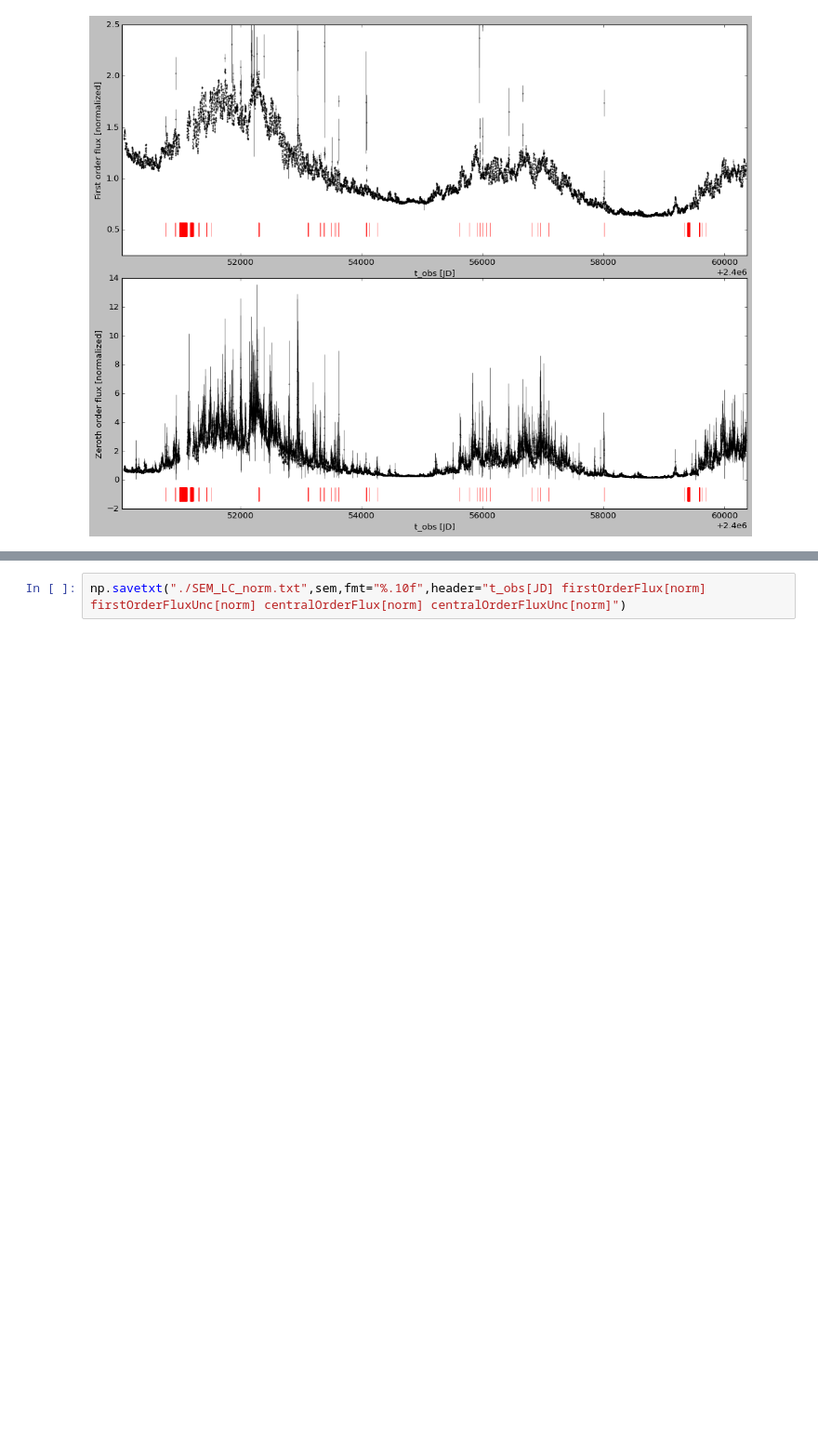
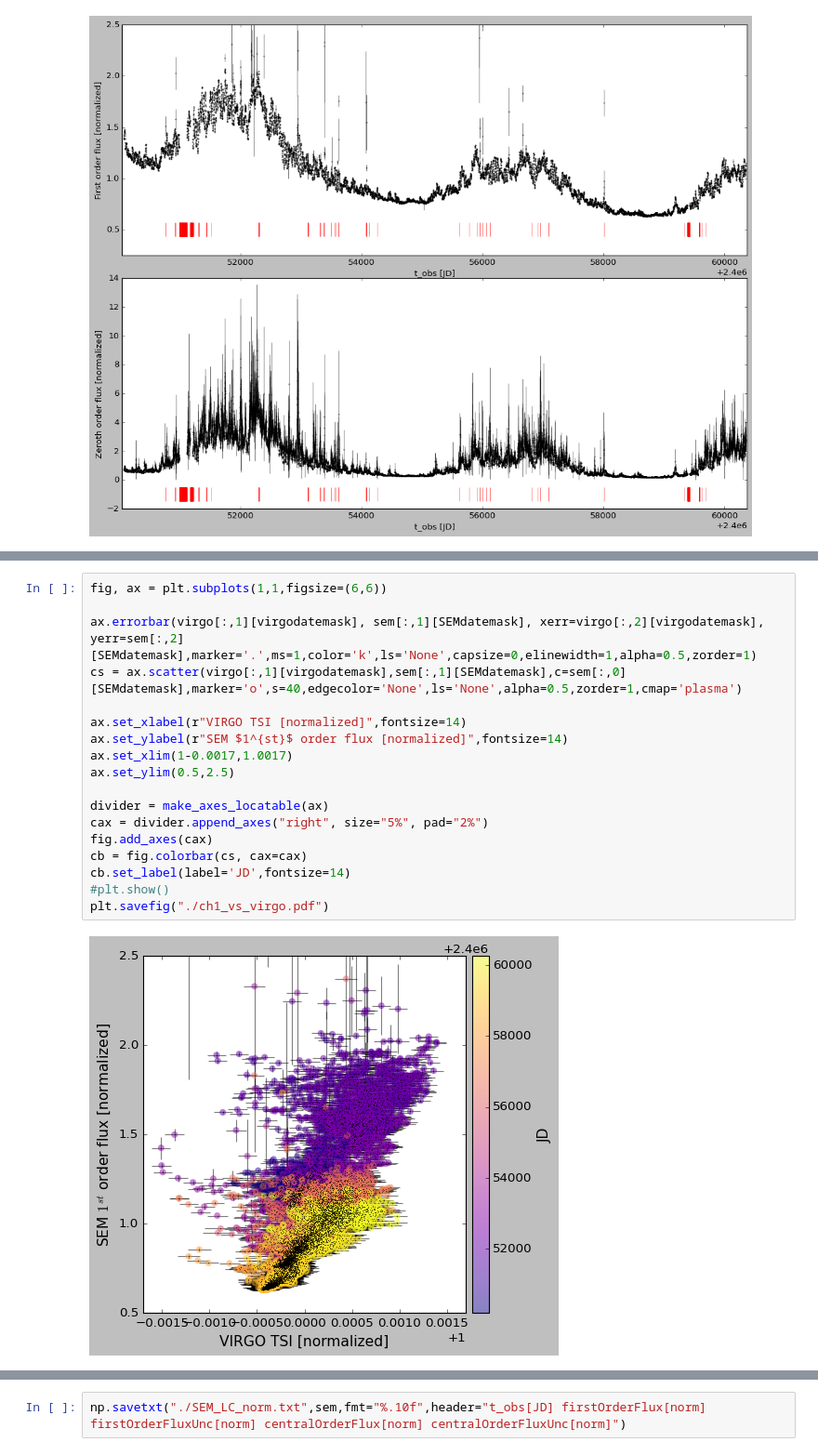
Before and after one commit to esandford/archivalSOHO, a Jupyter notebook: analysis/CELIAS-SEMnormalizeLC.ipynb, the cells around one changed output, grey strips where cells are left out. Shown at 93% size. Drawn from its saved outputs; the diff is of its cells as text; blank space fills up the shorter version.

```diff
--- a/analysis/CELIAS-SEMnormalizeLC.ipynb
+++ b/analysis/CELIAS-SEMnormalizeLC.ipynb
@@ -132,0 +146,20 @@ plt.savefig("./CELIAS-SEM_LC_norm_ch0vsch1.pdf")
+# %%
+fig, ax = plt.subplots(1,1,figsize=(6,6))
+
+ax.errorbar(virgo[:,1][virgodatemask], sem[:,1][SEMdatemask], xerr=virgo[:,2][virgodatemask], yerr=sem[:,2][SEMdatemask],marker='.',ms=1,color='k',ls='None',capsize=0,elinewidth=1,alpha=0.5,zorder=1)
+cs = ax.scatter(virgo[:,1][virgodatemask],sem[:,1][SEMdatemask],c=sem[:,0][SEMdatemask],marker='o',s=40,edgecolor='None',ls='None',alpha=0.5,zorder=1,cmap='plasma')
+
+ax.set_xlabel(r"VIRGO TSI [normalized]",fontsize=14)
+ax.set_ylabel(r"SEM $1^{st}$ order flux [normalized]",fontsize=14)
+ax.set_xlim(1-0.0017,1.0017)
+ax.set_ylim(0.5,2.5)
+
+divider = make_axes_locatable(ax)
+cax = divider.append_axes("right", size="5%", pad="2%")
+fig.add_axes(cax)
+cb = fig.colorbar(cs, cax=cax)
+cb.set_label(label='JD',fontsize=14)
+#plt.show()
+plt.savefig("./ch1_vs_virgo.pdf")
+# %% [output]
+[figure, added]
```
Also changed, not shown: parts of 3 cells of this notebook, 41 other files.
